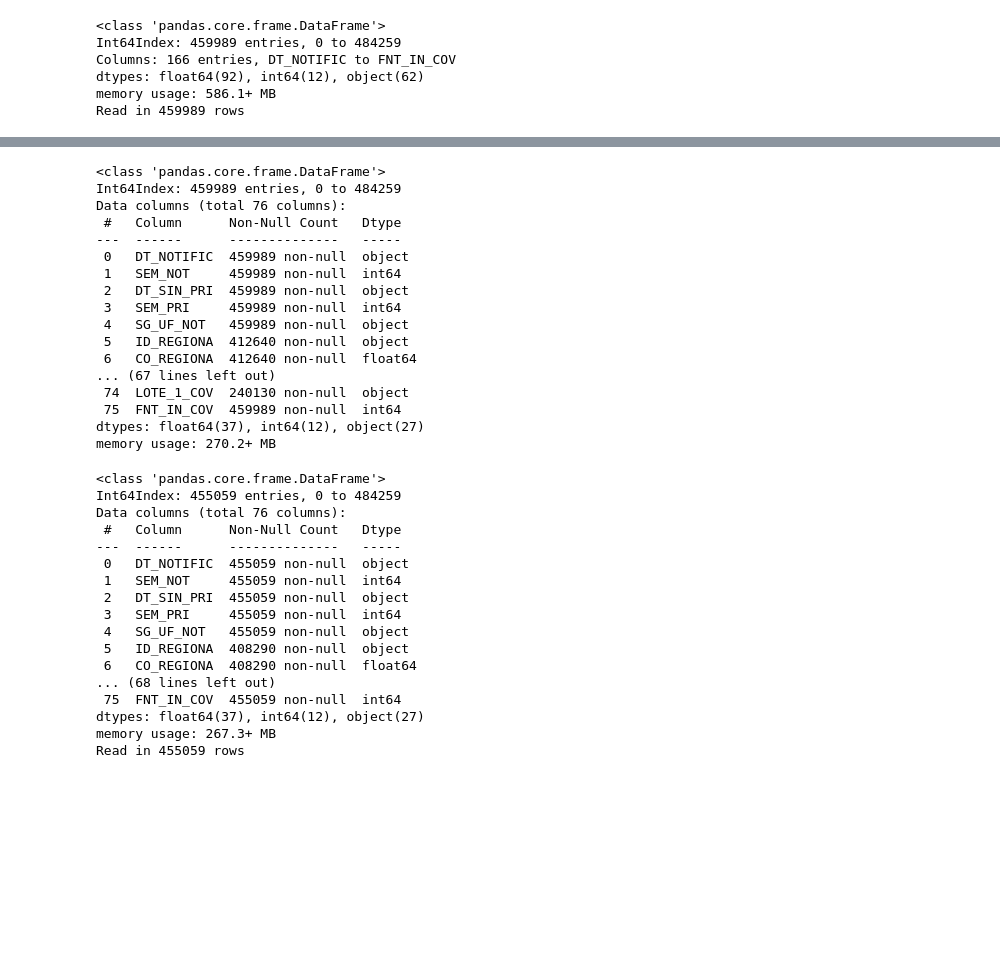
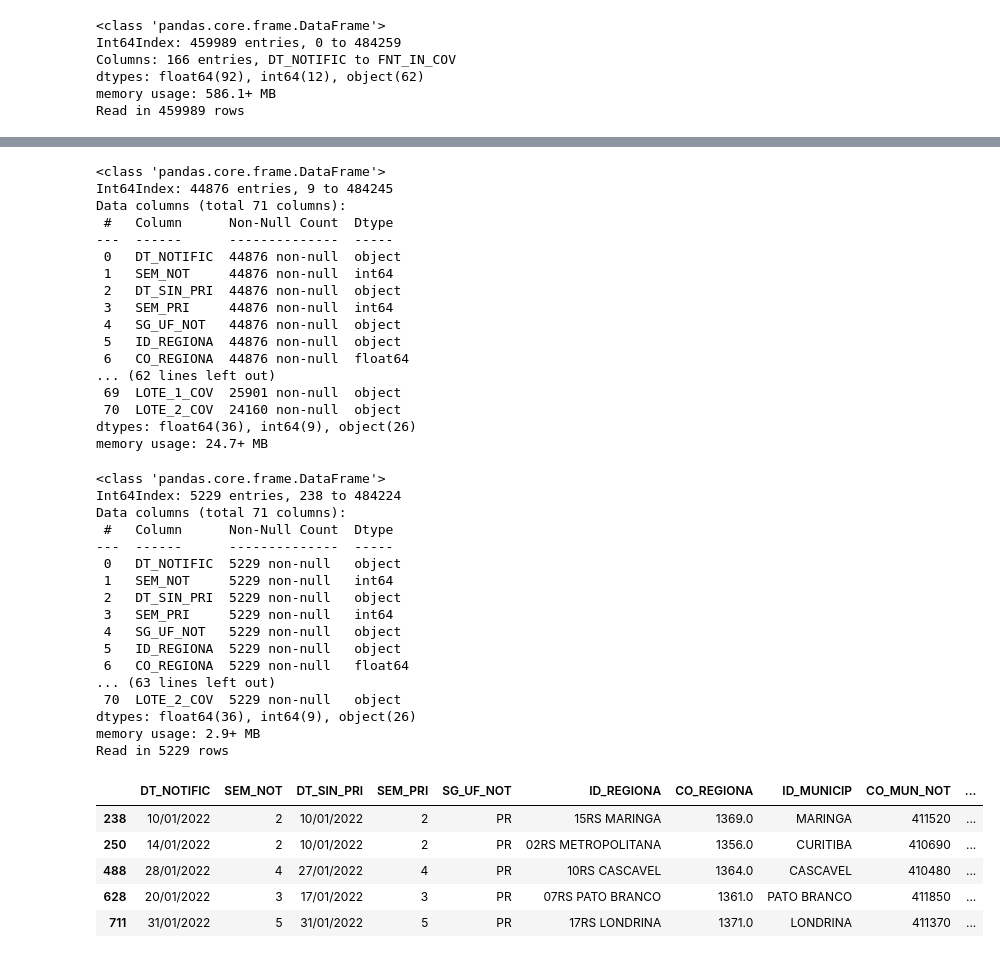
Before and after one commit to Rafael-Carriel/Predict_Covid_with_ML, a Jupyter notebook: cov.ipynb, the cells around one changed output, grey strips where cells are left out. Cells and saved outputs as stored; diff of their text form; code cells hidden in the pictures; blank space fills up the shorter version.

```diff
--- a/cov.ipynb
+++ b/cov.ipynb
@@ -76,22 +94,22 @@ memory usage: 561.5+ MB
 # %%
-#remoção das colunas com 50% de dados faltantes
-x.dropna(axis=1, how='all', thresh=229994, subset=None, inplace=True)
+#remoção das colunas com 100% de dados faltantes
+x.dropna(axis=1, how='any', thresh=22438, subset=None, inplace=True)
 x.info()
 # %% [output]
 <class 'pandas.core.frame.DataFrame'>
-Int64Index: 459989 entries, 0 to 484259
-Data columns (total 76 columns):
- #   Column      Non-Null Count   Dtype
----  ------      --------------   -----
- 0   DT_NOTIFIC  459989 non-null  object
- 1   SEM_NOT     459989 non-null  int64
- 2   DT_SIN_PRI  459989 non-null  object
- 3   SEM_PRI     459989 non-null  int64
- 4   SG_UF_NOT   459989 non-null  object
- 5   ID_REGIONA  412640 non-null  object
- 6   CO_REGIONA  412640 non-null  float64
-... (67 lines left out)
- 74  LOTE_1_COV  240130 non-null  object
- 75  FNT_IN_COV  459989 non-null  int64
-dtypes: float64(37), int64(12), object(27)
-memory usage: 270.2+ MB
+Int64Index: 44876 entries, 9 to 484245
+Data columns (total 71 columns):
+ #   Column      Non-Null Count  Dtype
+---  ------      --------------  -----
+ 0   DT_NOTIFIC  44876 non-null  object
+ 1   SEM_NOT     44876 non-null  int64
+ 2   DT_SIN_PRI  44876 non-null  object
+ 3   SEM_PRI     44876 non-null  int64
+ 4   SG_UF_NOT   44876 non-null  object
+ 5   ID_REGIONA  44876 non-null  object
+ 6   CO_REGIONA  44876 non-null  float64
+... (62 lines left out)
+ 69  LOTE_1_COV  25901 non-null  object
+ 70  LOTE_2_COV  24160 non-null  object
+dtypes: float64(36), int64(9), object(26)
+memory usage: 24.7+ MB
@@ -98,26 +118,35 @@ memory usage: 270.2+ MB
 # %%
 #Remoção das linhas com 50% de dados faltantes
-x.dropna(axis=0, thresh=38, subset=None, inplace=True)
+x.dropna(axis=0, thresh=71, subset=None, inplace=True)
 x.info()
 print(f"Read in {len(x)} rows")
 # %% [output]
 <class 'pandas.core.frame.DataFrame'>
-Int64Index: 455059 entries, 0 to 484259
-Data columns (total 76 columns):
- #   Column      Non-Null Count   Dtype
----  ------      --------------   -----
- 0   DT_NOTIFIC  455059 non-null  object
- 1   SEM_NOT     455059 non-null  int64
- 2   DT_SIN_PRI  455059 non-null  object
- 3   SEM_PRI     455059 non-null  int64
- 4   SG_UF_NOT   455059 non-null  object
- 5   ID_REGIONA  408290 non-null  object
- 6   CO_REGIONA  408290 non-null  float64
-... (68 lines left out)
- 75  FNT_IN_COV  455059 non-null  int64
-dtypes: float64(37), int64(12), object(27)
-memory usage: 267.3+ MB
-Read in 455059 rows
+Int64Index: 5229 entries, 238 to 484224
+Data columns (total 71 columns):
+ #   Column      Non-Null Count  Dtype
+---  ------      --------------  -----
+ 0   DT_NOTIFIC  5229 non-null   object
+ 1   SEM_NOT     5229 non-null   int64
+ 2   DT_SIN_PRI  5229 non-null   object
+ 3   SEM_PRI     5229 non-null   int64
+ 4   SG_UF_NOT   5229 non-null   object
+ 5   ID_REGIONA  5229 non-null   object
+ 6   CO_REGIONA  5229 non-null   float64
+... (63 lines left out)
+ 70  LOTE_2_COV  5229 non-null   object
+dtypes: float64(36), int64(9), object(26)
+memory usage: 2.9+ MB
+Read in 5229 rows
+# %%
+x.head()
+# %% [output]
+|  | DT_NOTIFIC | SEM_NOT | DT_SIN_PRI | SEM_PRI | SG_UF_NOT | ID_REGIONA | CO_REGIONA | ID_MUNICIP | CO_MUN_NOT | ... |
+| 238 | 10/01/2022 | 2 | 10/01/2022 | 2 | PR | 15RS MARINGA | 1369.0 | MARINGA | 411520 | ... |
+| 250 | 14/01/2022 | 2 | 10/01/2022 | 2 | PR | 02RS METROPOLITANA | 1356.0 | CURITIBA | 410690 | ... |
+| 488 | 28/01/2022 | 4 | 27/01/2022 | 4 | PR | 10RS CASCAVEL | 1364.0 | CASCAVEL | 410480 | ... |
+| 628 | 20/01/2022 | 3 | 17/01/2022 | 3 | PR | 07RS PATO BRANCO | 1361.0 | PATO BRANCO | 411850 | ... |
+| 711 | 31/01/2022 | 5 | 31/01/2022 | 5 | PR | 17RS LONDRINA | 1371.0 | LONDRINA | 411370 | ... |
 # %%
 pd.set_option('display.max_rows', None)
 x.isnull().sum()
```
Also changed, not shown: parts of 13 cells of this notebook.
